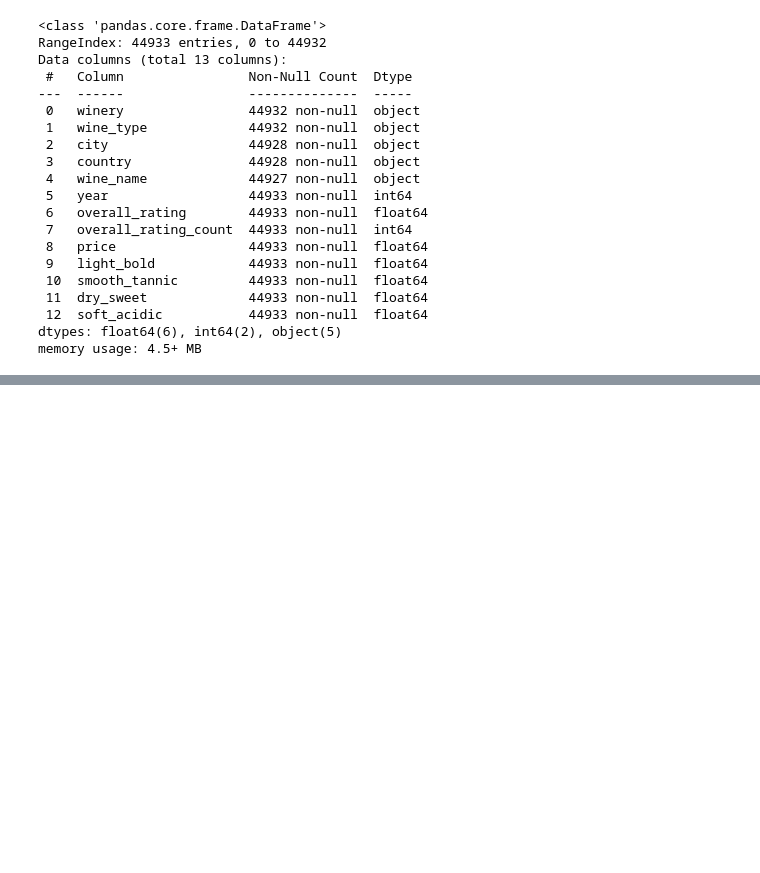
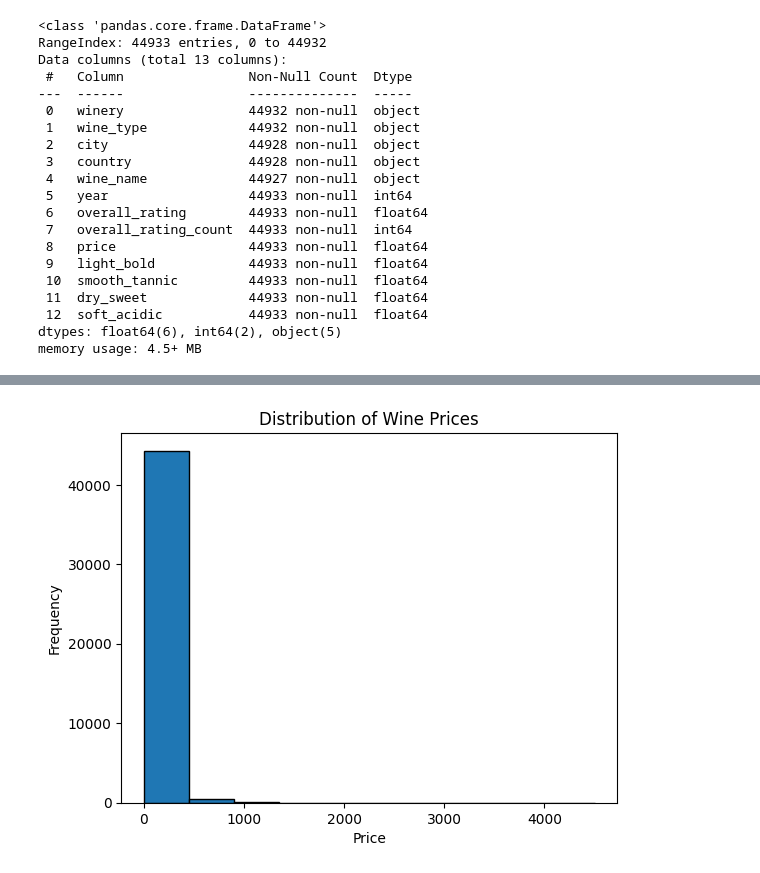
Before and after one commit to lei10003/Cellar-Defenders, a Jupyter notebook: Cellar Defenders_Vivino_Reds_Analysis.ipynb, the cells around one changed output, grey strips where cells are left out. Drawn from its saved outputs; the diff is of its cells as text; code cells hidden in the pictures; blank space fills up the shorter version.

```diff
--- a/Cellar Defenders_Vivino_Reds_Analysis.ipynb
+++ b/Cellar Defenders_Vivino_Reds_Analysis.ipynb
@@ -117,0 +121,12 @@ df.city.value_counts().hist(bins = 10)
+# %%
+df= df.dropna()
+# %%
+df = df[df['price'] >= 0]
+# %%
+df['price'].plot(kind='hist', edgecolor='black', bins=10)
+plt.title('Distribution of Wine Prices')
+plt.xlabel('Price')
+plt.ylabel('Frequency')
+plt.show()
+# %% [output]
+[figure, added]
```
Also changed, not shown: parts of 23 cells of this notebook, 1 other file.
